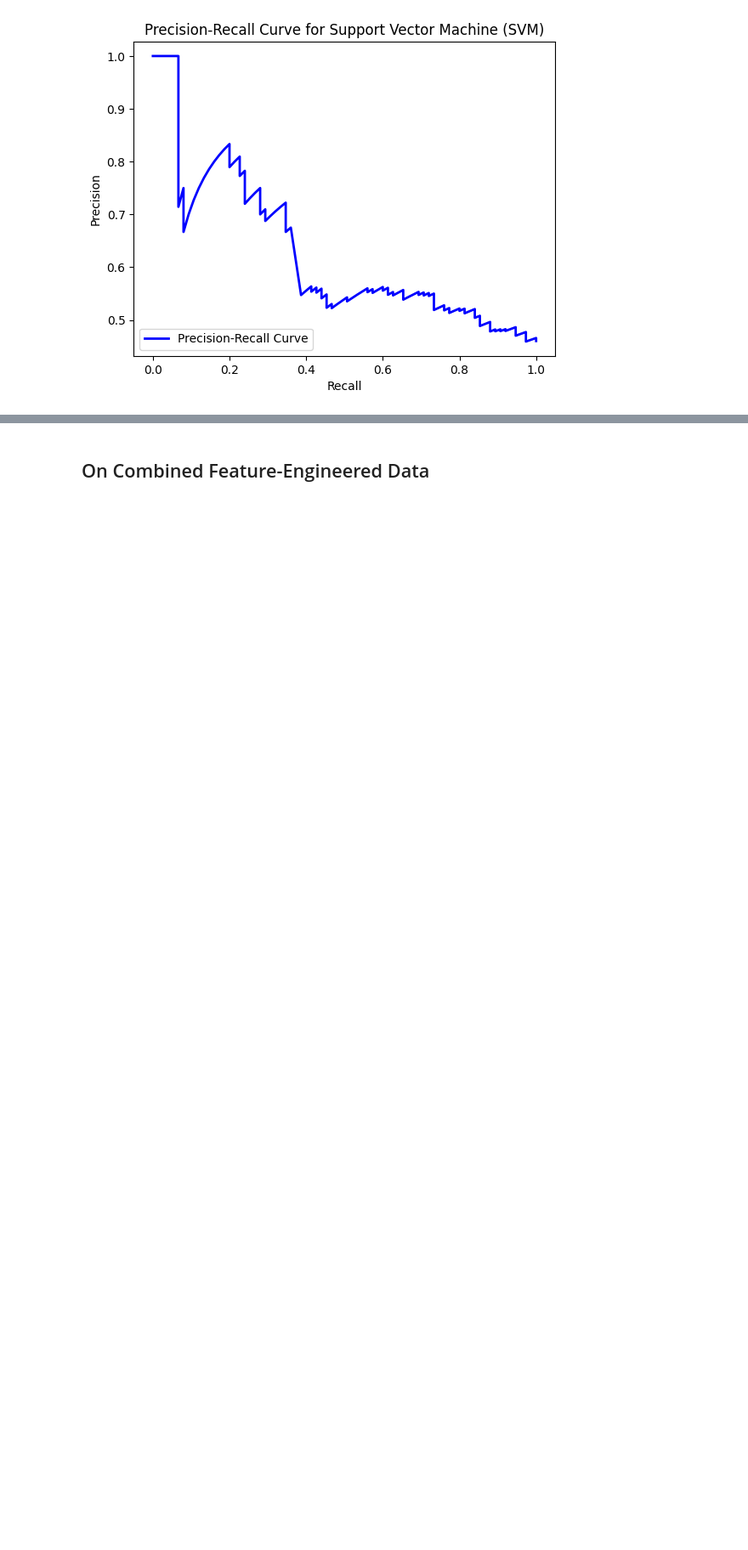
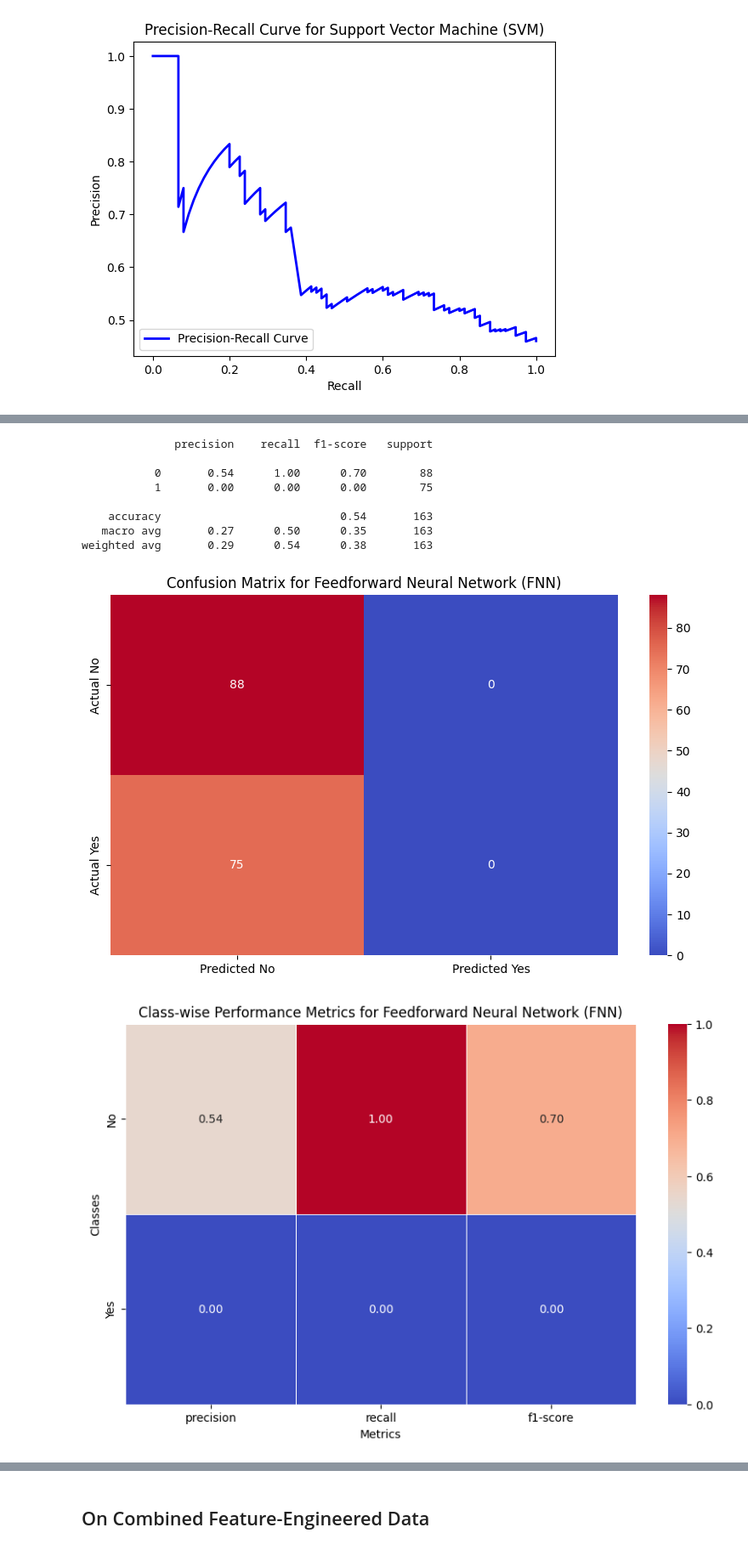
Before and after one commit to Alex-Mak-MCW/SpotifyDataScienceProject, a Jupyter notebook: Sentiment_Analysis/CompleteSentimentAnalysisCodebase.ipynb, the cells around one changed output, grey strips where cells are left out. Shown at 85% size. Saved outputs shown, nothing was run; the diff lists cells and outputs as text; code cells hidden in the pictures; blank space fills up the shorter version.

```diff
--- a/Sentiment_Analysis/CompleteSentimentAnalysisCodebase.ipynb
+++ b/Sentiment_Analysis/CompleteSentimentAnalysisCodebase.ipynb
@@ -907,0 +910,5 @@ plt.show()
+# %%
+import pandas as pd
+
+# reading text-processed data
+df=pd.read_csv("https://raw.githubusercontent.com/Alex-Mak-MCW/SpotifyDataScienceProject/main/Data/Sentiment_Analysis/CV_and_TFIDF.csv", encoding='utf-8')
@@ -907,0 +1090,14 @@ plt.show()
+# %%
+# Load the best model saved during training
+from tensorflow.keras.models import load_model
+FNN_best_model = load_model('best_FNN_model.keras')
+
+# Evaluate post-tuning model on training data
+FNN_y_train_pred_tuned = (FNN_best_model.predict(X_train) > 0.5).astype("int32")
+FNN_train_accuracy_posttuned = accuracy_score(y_train, FNN_y_train_pred_tuned)
+print(f"Feedforward Neural Network Training Accuracy (Post-tuned): {FNN_train_accuracy_posttuned:.2f}")
+
+# Evaluate post-tuning model on test data
+FNN_y_test_pred = (FNN_best_model.predict(X_test) > 0.5).astype("int32")
+FNN_test_accuracy = accuracy_score(y_test, FNN_y_test_pred)
+print(f"Feedforward Neural Network Testing Accuracy: {FNN_test_accuracy:.2f}")
@@ -907,0 +1156,43 @@ plt.show()
+# %%
+from sklearn.metrics import classification_report, confusion_matrix, roc_curve, precision_recall_curve, auc
+import matplotlib.pyplot as plt
+import seaborn as sns
+
+# Classification report
+FNN_classification_report=classification_report(y_test, FNN_y_test_pred)
+print(FNN_classification_report)
+
+# Confusion matrix with seaborn heatmap
+FNN_conf_matrix=confusion_matrix(y_test, FNN_y_test_pred)
+# Seaborn heatmap
+plt.figure(figsize=(8,5))
+sns.heatmap(FNN_conf_matrix, annot=True, fmt="d", cmap='coolwarm', xticklabels=['Predicted No', 'Predicted Yes'], yticklabels=['Actual No', 'Actual Yes'])
+plt.title('Confusion Matrix for Feedforward Neural Network (FNN)')
+plt.tight_layout()
+plt.savefig("FNN_confusion_matrix.png")
+
+
+# Class-wise Performance Metrics
+FNN_classification_report_2 = classification_report(y_test, FNN_y_test_pred, output_dict=True)
+metrics = ['precision', 'recall', 'f1-score']
+FNN_class_metrics = {metric: [FNN_classification_report_2[class_name][metric] for class_name in ['0','1']] for metric in metrics}
+
+# Create a heatmap
+plt.figure(figsize=(10, 6))
+sns.heatmap(data=pd.DataFrame(FNN_class_metrics, index=['No','Yes']), annot=True, cmap='coolwarm', fmt=".2f", linewidths=.5)
+plt.title('Class-wise Performance Metrics for Feedforward Neural Network (FNN)')
+plt.xlabel('Metrics')
+plt.ylabel('Classes')
+plt.savefig("FNN_performance_metrics.png")
+plt.show()
+# %% [output]
+              precision    recall  f1-score   support
+
+           0       0.54      1.00      0.70        88
+           1       0.00      0.00      0.00        75
+
+    accuracy                           0.54       163
+   macro avg       0.27      0.50      0.35       163
+weighted avg       0.29      0.54      0.38       163
+[figure, added]
+[figure, added]
```
Also changed, not shown: parts of 17 cells of this notebook.
